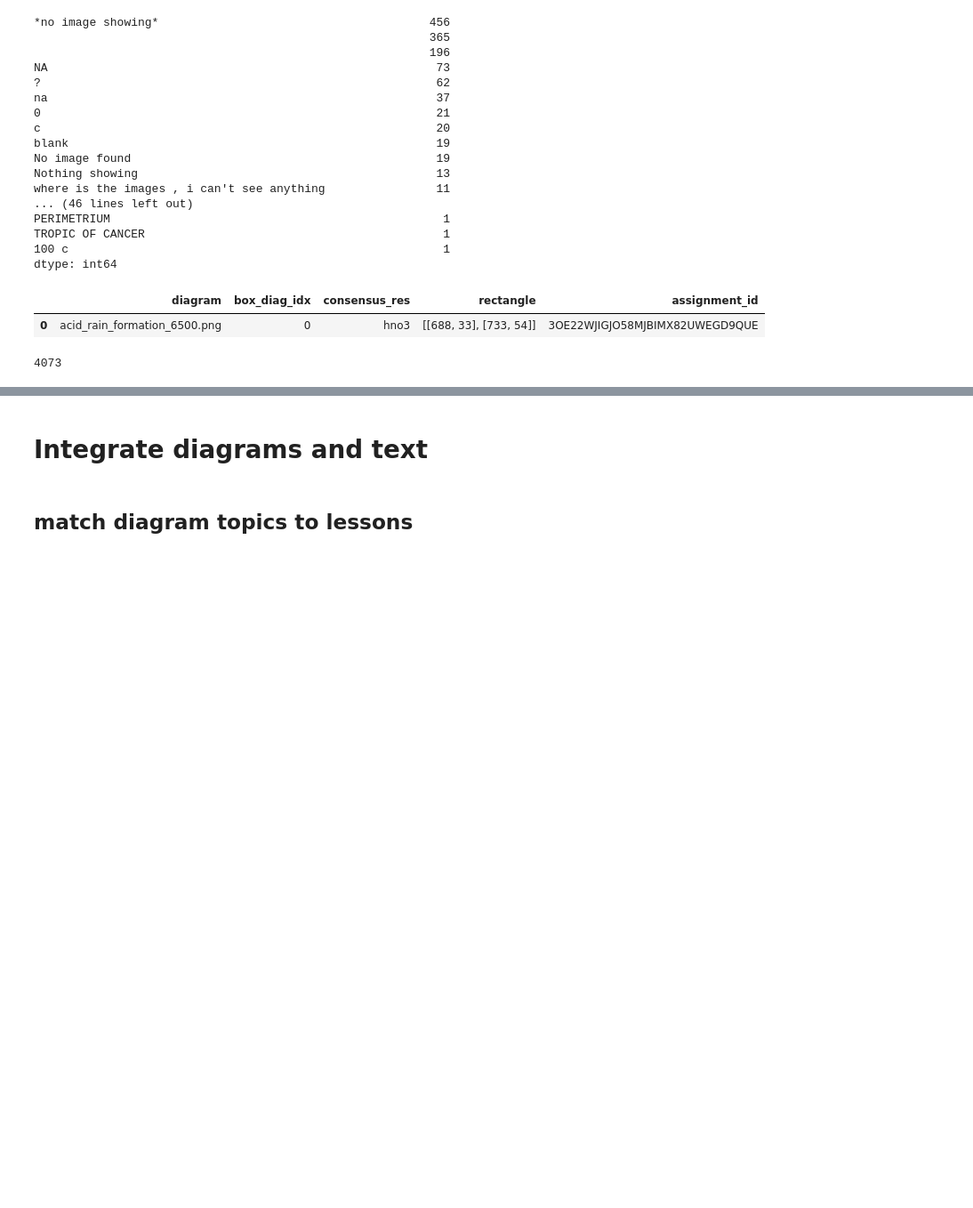
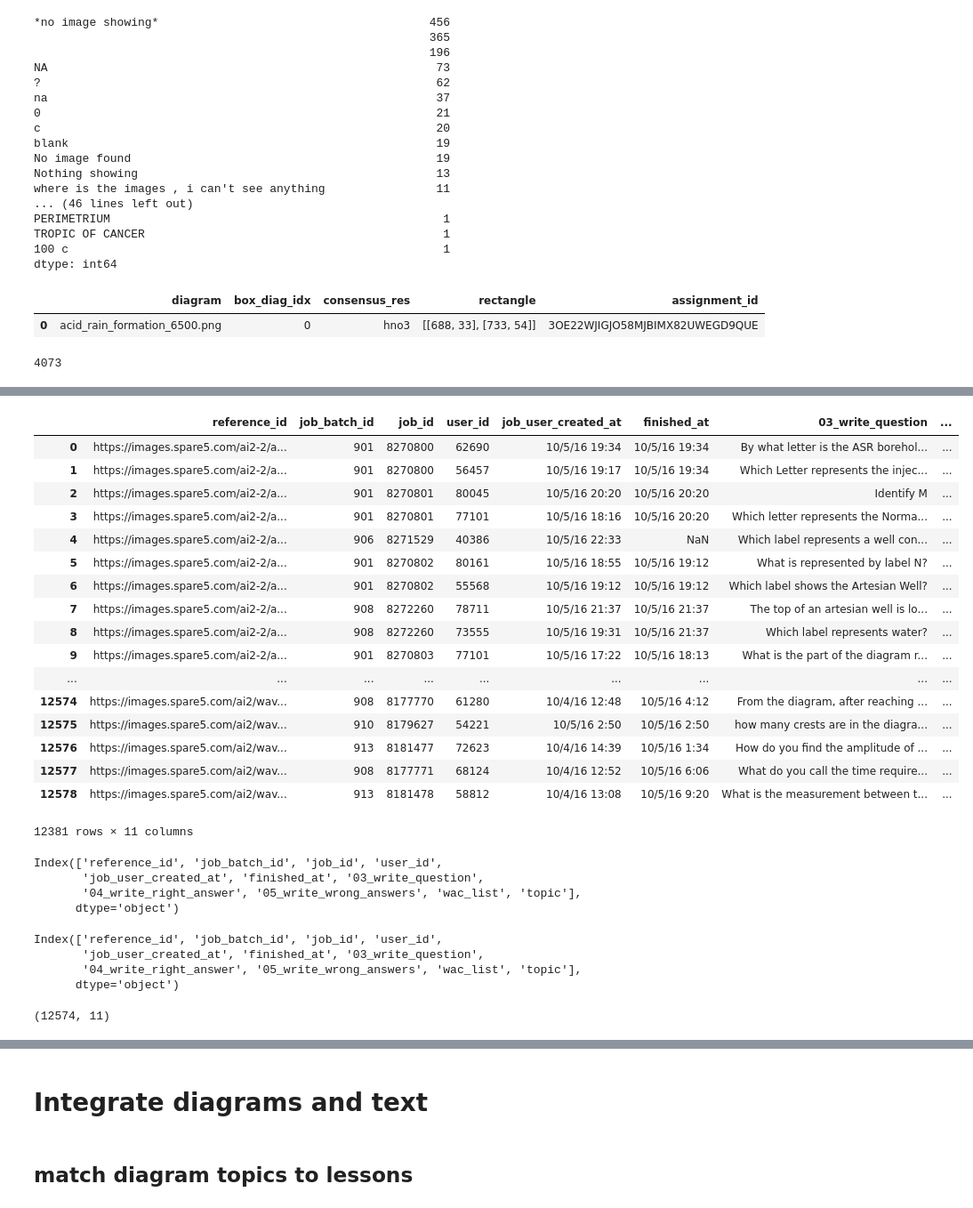
Before and after one commit to drschwenk/stb_notebooks, a Jupyter notebook: clean_and_consolodate_dataset.ipynb, the cells around one changed output, grey strips where cells are left out. Shown: that part at 89% size. Drawn from its saved outputs; the diff is of its cells as text; code cells hidden in the pictures; blank space fills up the shorter version.

```diff
--- a/clean_and_consolodate_dataset.ipynb
+++ b/clean_and_consolodate_dataset.ipynb
@@ -511,0 +550,2 @@ len(diagrams_written_for)
+# %%
+only_complete = dr_proc_df[dr_proc_df.apply(lambda x: x[7] not in x[9], axis=1)]
@@ -511,0 +573,40 @@ len(diagrams_written_for)
+# %%
+only_complete
+# %% [output]
+|  | reference_id | job_batch_id | job_id | user_id | job_user_created_at | finished_at | 03_write_question | ... |
+| 0 | https://images.spare5.com/ai2-2/a... | 901 | 8270800 | 62690 | 10/5/16 19:34 | 10/5/16 19:34 | By what letter is the ASR borehol... | ... |
+| 1 | https://images.spare5.com/ai2-2/a... | 901 | 8270800 | 56457 | 10/5/16 19:17 | 10/5/16 19:34 | Which Letter represents the injec... | ... |
+| 2 | https://images.spare5.com/ai2-2/a... | 901 | 8270801 | 80045 | 10/5/16 20:20 | 10/5/16 20:20 | Identify M | ... |
+| 3 | https://images.spare5.com/ai2-2/a... | 901 | 8270801 | 77101 | 10/5/16 18:16 | 10/5/16 20:20 | Which letter represents the Norma... | ... |
+| 4 | https://images.spare5.com/ai2-2/a... | 906 | 8271529 | 40386 | 10/5/16 22:33 | NaN | Which label represents a well con... | ... |
+| 5 | https://images.spare5.com/ai2-2/a... | 901 | 8270802 | 80161 | 10/5/16 18:55 | 10/5/16 19:12 | What is represented by label N? | ... |
+| 6 | https://images.spare5.com/ai2-2/a... | 901 | 8270802 | 55568 | 10/5/16 19:12 | 10/5/16 19:12 | Which label shows the Artesian Well? | ... |
+| 7 | https://images.spare5.com/ai2-2/a... | 908 | 8272260 | 78711 | 10/5/16 21:37 | 10/5/16 21:37 | The top of an artesian well is lo... | ... |
+| 8 | https://images.spare5.com/ai2-2/a... | 908 | 8272260 | 73555 | 10/5/16 19:31 | 10/5/16 21:37 | Which label represents water? | ... |
+| 9 | https://images.spare5.com/ai2-2/a... | 901 | 8270803 | 77101 | 10/5/16 17:22 | 10/5/16 18:13 | What is the part of the diagram r... | ... |
+| ... | ... | ... | ... | ... | ... | ... | ... | ... |
+| 12574 | https://images.spare5.com/ai2/wav... | 908 | 8177770 | 61280 | 10/4/16 12:48 | 10/5/16 4:12 | From the diagram, after reaching ... | ... |
+| 12575 | https://images.spare5.com/ai2/wav... | 910 | 8179627 | 54221 | 10/5/16 2:50 | 10/5/16 2:50 | how many crests are in the diagra... | ... |
+| 12576 | https://images.spare5.com/ai2/wav... | 913 | 8181477 | 72623 | 10/4/16 14:39 | 10/5/16 1:34 | How do you find the amplitude of ... | ... |
+| 12577 | https://images.spare5.com/ai2/wav... | 908 | 8177771 | 68124 | 10/4/16 12:52 | 10/5/16 6:06 | What do you call the time require... | ... |
+| 12578 | https://images.spare5.com/ai2/wav... | 913 | 8181478 | 58812 | 10/4/16 13:08 | 10/5/16 9:20 | What is the measurement between t... | ... |
+12381 rows × 11 columns
+# %%
+only_complete.columns
+# %% [output]
+Index(['reference_id', 'job_batch_id', 'job_id', 'user_id',
+       'job_user_created_at', 'finished_at', '03_write_question',
+       '04_write_right_answer', '05_write_wrong_answers', 'wac_list', 'topic'],
+      dtype='object')
+# %%
+replacement_qs_proc.columns
+# %% [output]
+Index(['reference_id', 'job_batch_id', 'job_id', 'user_id',
+       'job_user_created_at', 'finished_at', '03_write_question',
+       '04_write_right_answer', '05_write_wrong_answers', 'wac_list', 'topic'],
+      dtype='object')
+# %%
+corrected_process_df = only_complete.append(replacement_qs_proc)
+corrected_process_df.shape
+# %% [output]
+(12574, 11)
```
Also changed, not shown: parts of 16 cells of this notebook, 3 other files.
